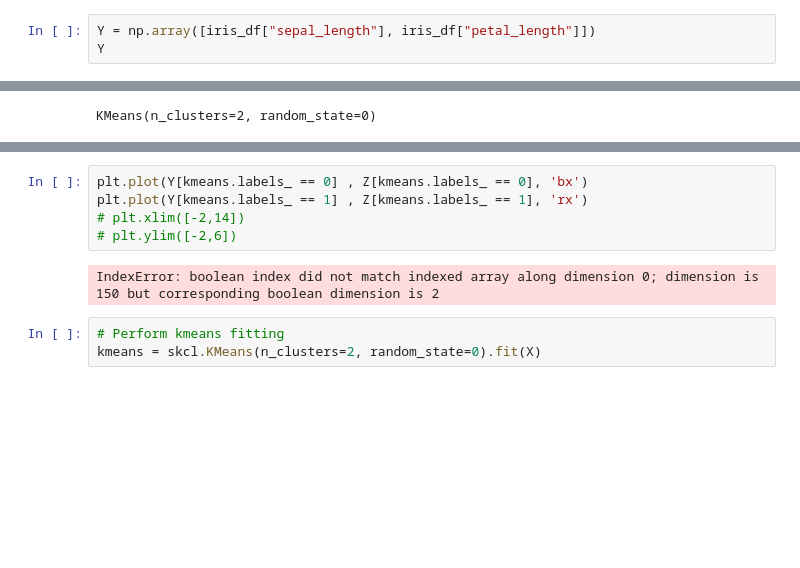
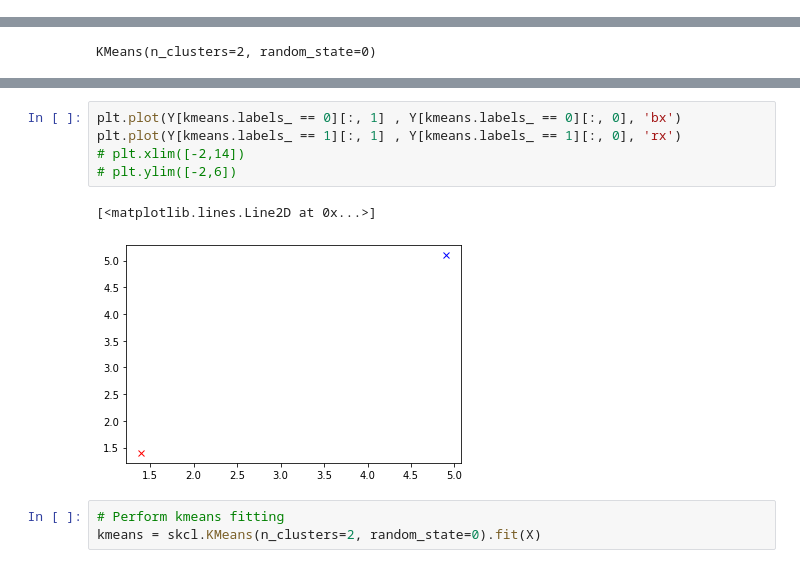
Before and after one commit to colm-o-caoimh/ExploringMachineLearning, a Jupyter notebook: Machine Learning and Statistics - Tasks 2020.ipynb, the cells around one changed output, grey strips where cells are left out. Saved outputs shown, nothing was run; the diff lists cells and outputs as text; blank space fills up the shorter version.

```diff
--- a/Machine Learning and Statistics - Tasks 2020.ipynb
+++ b/Machine Learning and Statistics - Tasks 2020.ipynb
@@ -493,3 +480,0 @@ array([[ 1,  2],
-# %%
-Y = np.array([iris_df["sepal_length"], iris_df["petal_length"]])
-Y
@@ -524,10 +549,11 @@ KMeans(n_clusters=2, random_state=0)
 # %%
-plt.plot(Y[kmeans.labels_ == 0] , Z[kmeans.labels_ == 0], 'bx')
-plt.plot(Y[kmeans.labels_ == 1] , Z[kmeans.labels_ == 1], 'rx')
+plt.plot(Y[kmeans.labels_ == 0][:, 1] , Y[kmeans.labels_ == 0][:, 0], 'bx')
+plt.plot(Y[kmeans.labels_ == 1][:, 1] , Y[kmeans.labels_ == 1][:, 0], 'rx')
 # plt.xlim([-2,14])
 # plt.ylim([-2,6])
 # %% [output]
-IndexError: boolean index did not match indexed array along dimension 0; dimension is 150 but corresponding boolean dimension is 2
+[<matplotlib.lines.Line2D at 0x...>]
+[figure, added]
 # %%
 # Perform kmeans fitting
 kmeans = skcl.KMeans(n_clusters=2, random_state=0).fit(X)
```
Also changed, not shown: parts of 30 cells of this notebook.
